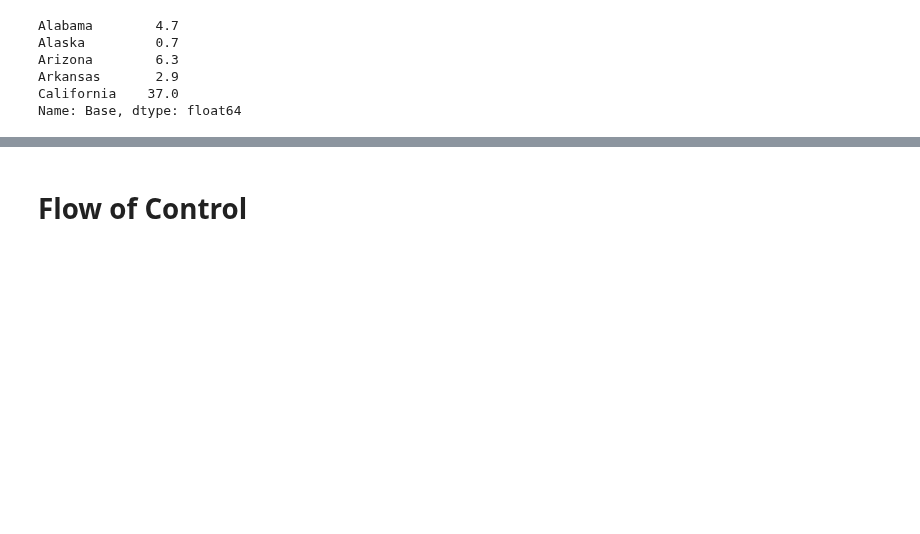
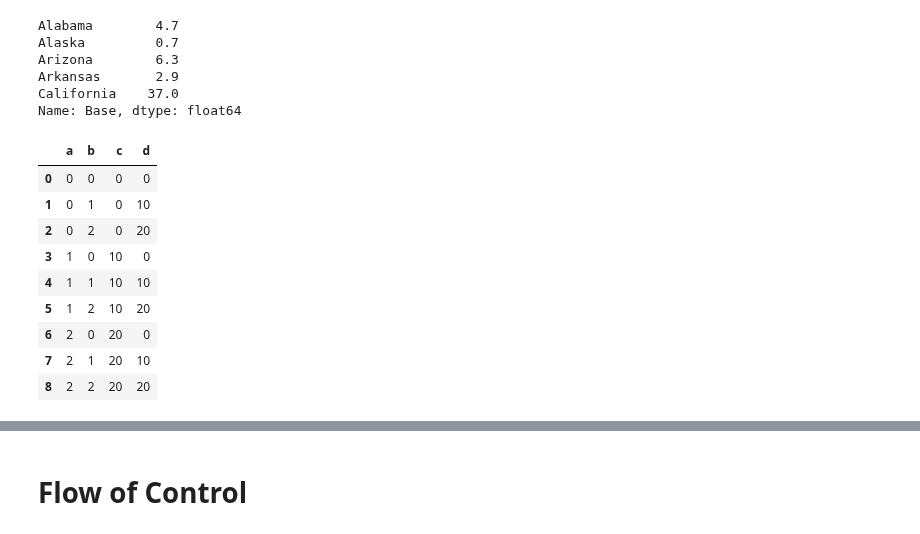
Before and after one commit to ModelEngineering/advancing-biomedical-models, a Jupyter notebook: labs/Lab_1.ipynb, the cells around one changed output, grey strips where cells are left out. Saved outputs shown, nothing was run; the diff lists cells and outputs as text; code cells hidden in the pictures; blank space fills up the shorter version.

```diff
--- a/labs/Lab_1.ipynb
+++ b/labs/Lab_1.ipynb
@@ -171,3 +171,23 @@ Arizona        6.3
 Arkansas       2.9
 California    37.0
 Name: Base, dtype: float64
+# %%
+# Change column values into column labels
+df = pd.DataFrame({
+    "a": [0, 0, 0, 1, 1, 1, 2, 2, 2],
+    "b": [0, 1, 2, 0, 1, 2, 0, 1, 2]
+})
+df["c"] = 10*df["a"]
+df["d"] = 10*df["b"]
+df
+# %% [output]
+|  | a | b | c | d |
+| 0 | 0 | 0 | 0 | 0 |
+| 1 | 0 | 1 | 0 | 10 |
+| 2 | 0 | 2 | 0 | 20 |
+| 3 | 1 | 0 | 10 | 0 |
+| 4 | 1 | 1 | 10 | 10 |
+| 5 | 1 | 2 | 10 | 20 |
+| 6 | 2 | 0 | 20 | 0 |
+| 7 | 2 | 1 | 20 | 10 |
+| 8 | 2 | 2 | 20 | 20 |
```
Also changed, not shown: parts of 1 cell of this notebook, 1 other file.
